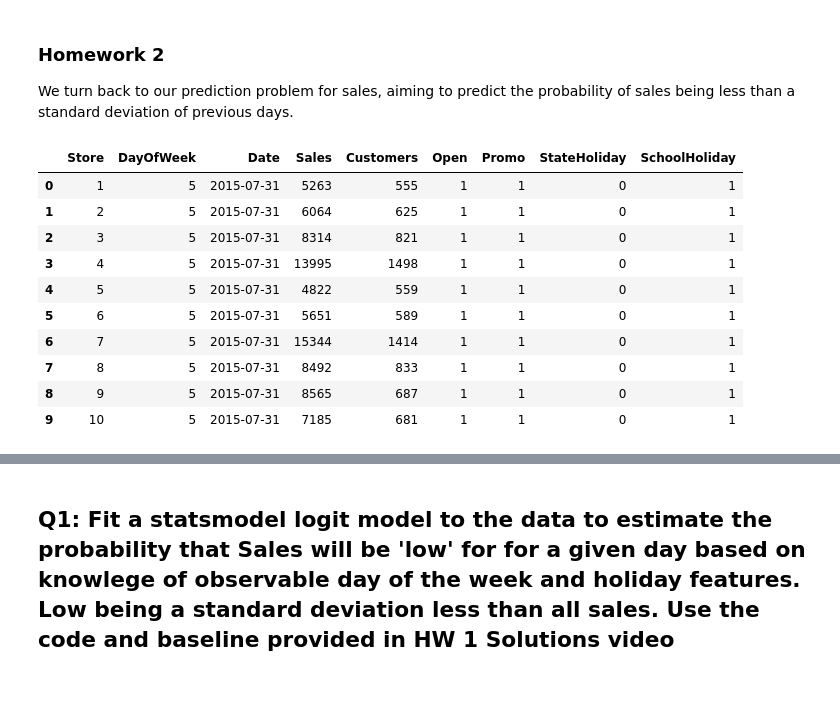
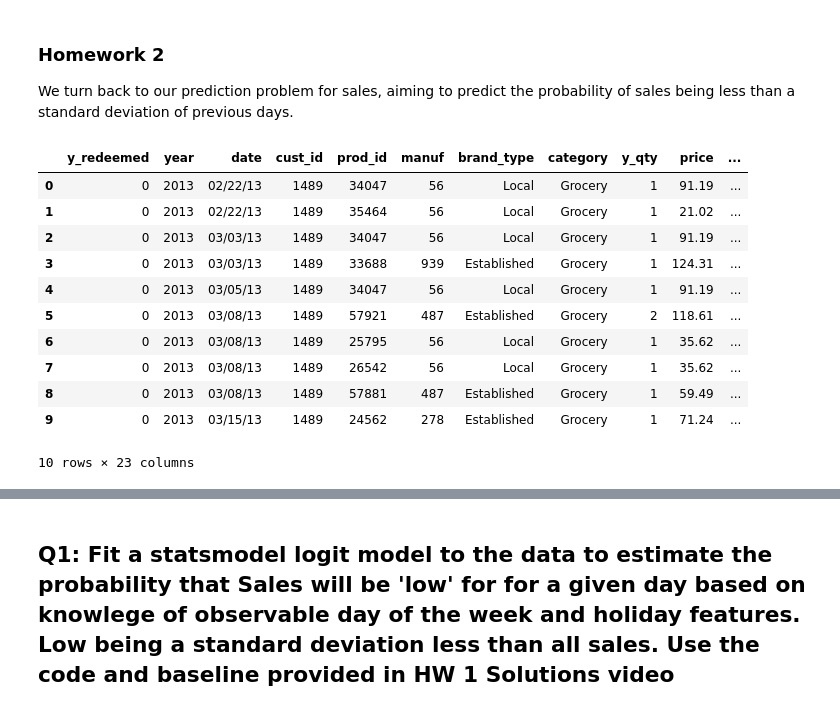
Before and after one commit to ChunTingShen/DS4B_project, a Jupyter notebook: Sales_prediction.ipynb, the cells around one changed output, grey strips where cells are left out. Cells and saved outputs as stored; diff of their text form; code cells hidden in the pictures.

```diff
--- a/Sales_prediction.ipynb
+++ b/Sales_prediction.ipynb
@@ -38,36 +38,37 @@ sns.set(style='ticks', palette='Set2')
 import warnings
 warnings.filterwarnings('ignore')
 # %%
-path = "https://github.com/bwolfson2/dsclass2022/tree/main/Homeworks/retail_sales"
-fn      = 'retail_sales.csv'
-full_fn = path+'/'+fn
+path = "/content/proj_training_data.csv"
 
-full_fn = "/content/dsclass2022/Homeworks/retail_sales/retail_sales.csv"
-#print(full_fn)
+path_sup = "/content/proj_training_data_supl.csv"
 
-#full_fn = "https://raw.githubusercontent.com/bwolfson2/dsclass2022/main/Homeworks/retail_sales/retail_sales.csv"
 import pandas as pd
 import numpy as np
-df = pd.read_csv(full_fn)
-df.dropna(axis='index', subset=['Sales'],inplace=True)
-df['Date'] = pd.to_datetime(df['Date'], format='%Y-%m-%d')
-df['StateHoliday'] = df['StateHoliday'].astype(str)
-df_train = df.loc[df['Date'] < '2014-07-01']
-df_test  = df.loc[df['Date'] >= '2014-07-01']
+df = pd.read_csv(path)
 
-df_test[:10]
+df[:10]
+
+
+#df.dropna(axis='index', subset=['Sales'],inplace=True)
+#df['Date'] = pd.to_datetime(df['Date'], format='%Y-%m-%d')
+#df['StateHoliday'] = df['StateHoliday'].astype(str)
+#df_train = df.loc[df['Date'] < '2014-07-01']
+#df_test  = df.loc[df['Date'] >= '2014-07-01']
+
+#df_test[:10]
 # %% [output]
-|  | Store | DayOfWeek | Date | Sales | Customers | Open | Promo | StateHoliday | SchoolHoliday |
-| 0 | 1 | 5 | 2015-07-31 | 5263 | 555 | 1 | 1 | 0 | 1 |
-| 1 | 2 | 5 | 2015-07-31 | 6064 | 625 | 1 | 1 | 0 | 1 |
-| 2 | 3 | 5 | 2015-07-31 | 8314 | 821 | 1 | 1 | 0 | 1 |
-| 3 | 4 | 5 | 2015-07-31 | 13995 | 1498 | 1 | 1 | 0 | 1 |
-| 4 | 5 | 5 | 2015-07-31 | 4822 | 559 | 1 | 1 | 0 | 1 |
-| 5 | 6 | 5 | 2015-07-31 | 5651 | 589 | 1 | 1 | 0 | 1 |
-| 6 | 7 | 5 | 2015-07-31 | 15344 | 1414 | 1 | 1 | 0 | 1 |
-| 7 | 8 | 5 | 2015-07-31 | 8492 | 833 | 1 | 1 | 0 | 1 |
-| 8 | 9 | 5 | 2015-07-31 | 8565 | 687 | 1 | 1 | 0 | 1 |
-| 9 | 10 | 5 | 2015-07-31 | 7185 | 681 | 1 | 1 | 0 | 1 |
+|  | y_redeemed | year | date | cust_id | prod_id | manuf | brand_type | category | y_qty | price | ... |
+| 0 | 0 | 2013 | 02/22/13 | 1489 | 34047 | 56 | Local | Grocery | 1 | 91.19 | ... |
+| 1 | 0 | 2013 | 02/22/13 | 1489 | 35464 | 56 | Local | Grocery | 1 | 21.02 | ... |
+| 2 | 0 | 2013 | 03/03/13 | 1489 | 34047 | 56 | Local | Grocery | 1 | 91.19 | ... |
+| 3 | 0 | 2013 | 03/03/13 | 1489 | 33688 | 939 | Established | Grocery | 1 | 124.31 | ... |
+| 4 | 0 | 2013 | 03/05/13 | 1489 | 34047 | 56 | Local | Grocery | 1 | 91.19 | ... |
+| 5 | 0 | 2013 | 03/08/13 | 1489 | 57921 | 487 | Established | Grocery | 2 | 118.61 | ... |
+| 6 | 0 | 2013 | 03/08/13 | 1489 | 25795 | 56 | Local | Grocery | 1 | 35.62 | ... |
+| 7 | 0 | 2013 | 03/08/13 | 1489 | 26542 | 56 | Local | Grocery | 1 | 35.62 | ... |
+| 8 | 0 | 2013 | 03/08/13 | 1489 | 57881 | 487 | Established | Grocery | 1 | 59.49 | ... |
+| 9 | 0 | 2013 | 03/15/13 | 1489 | 24562 | 278 | Established | Grocery | 1 | 71.24 | ... |
+10 rows × 23 columns
 # %%
 import numpy as np
 
```
